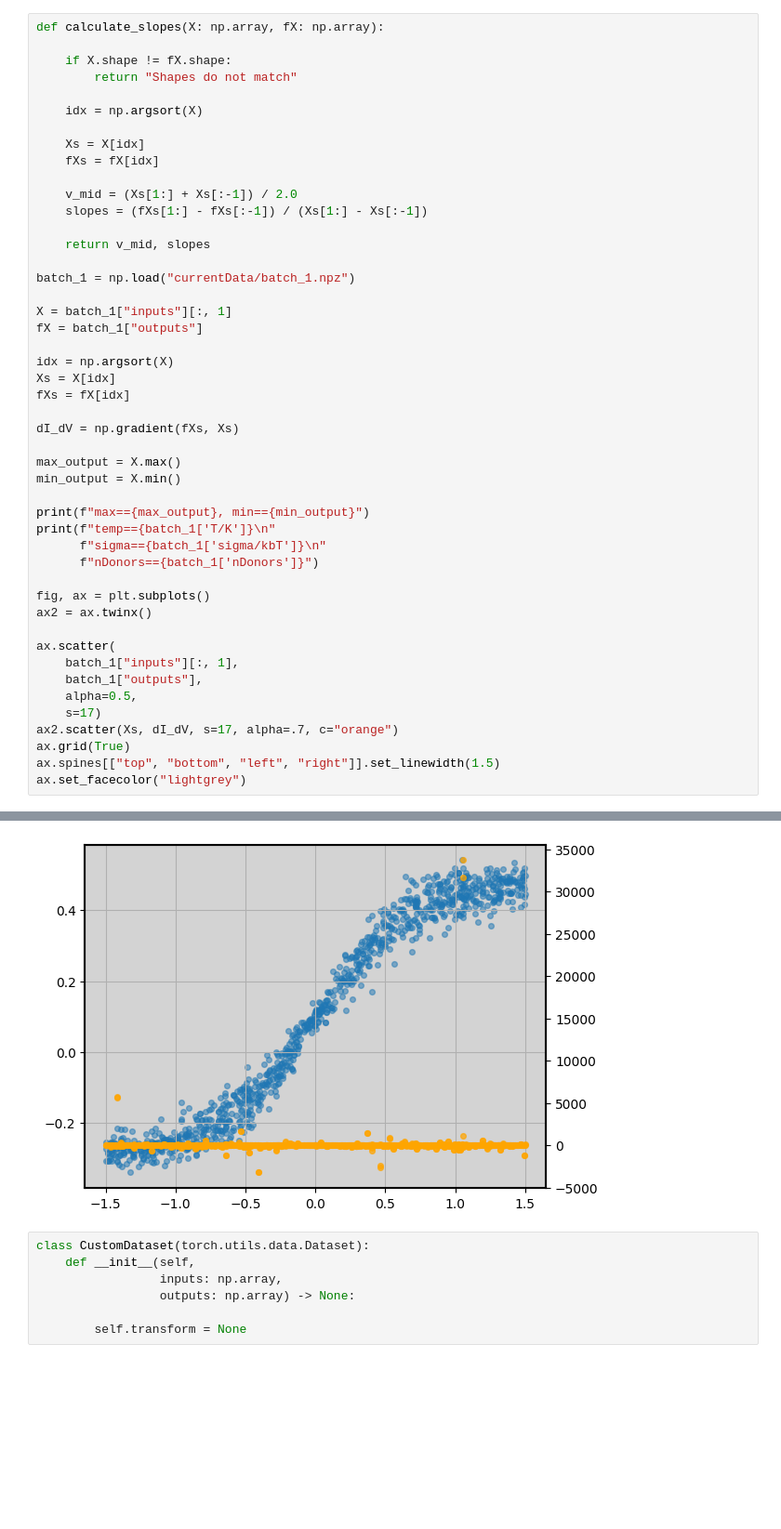
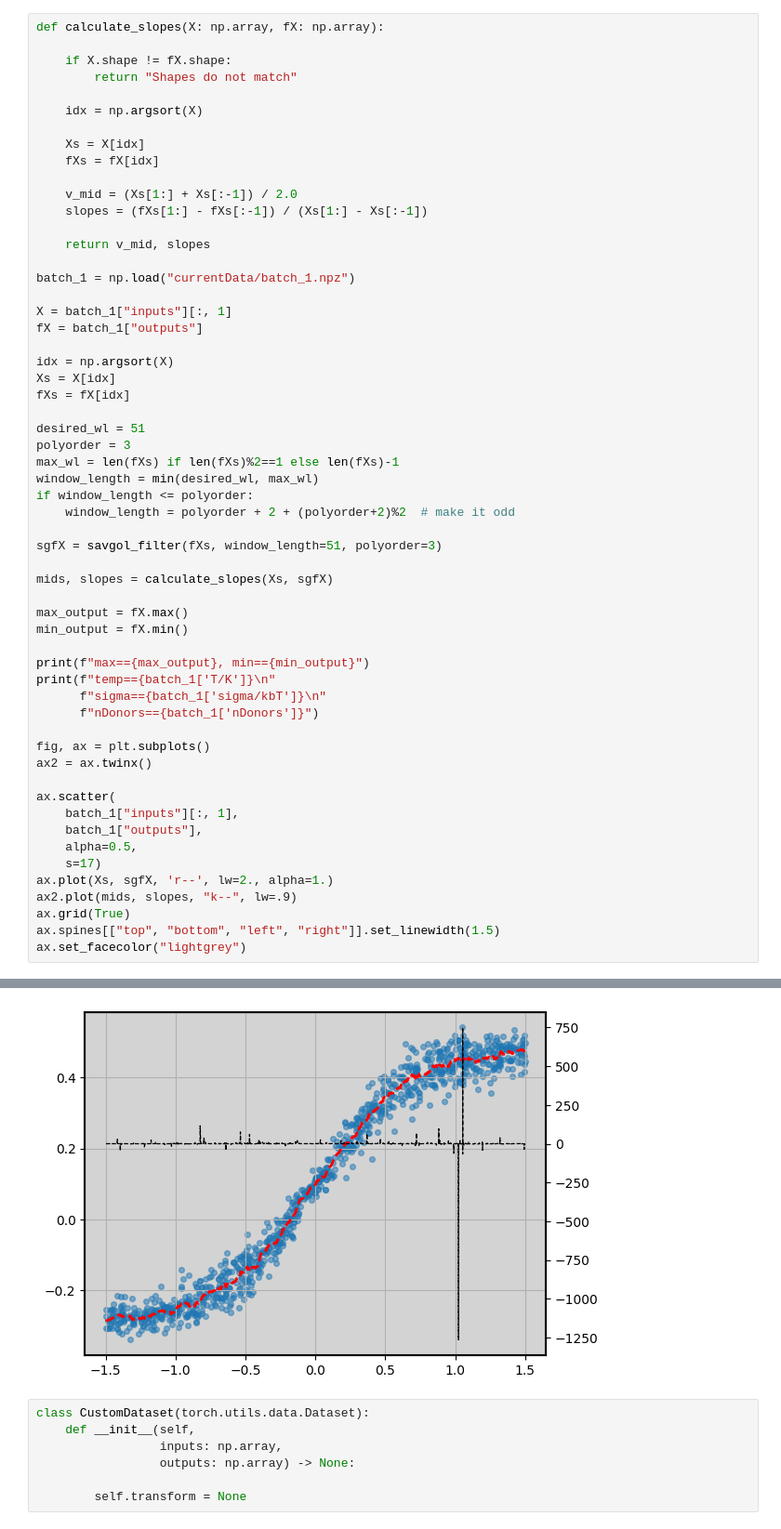
Before and after one commit to jwass1997/KMC_V1.1, a Jupyter notebook: test.ipynb, the cells around one changed output, grey strips where cells are left out. Shown at 93% size. Cells and saved outputs as stored; diff of their text form; blank space fills up the shorter version.

```diff
--- a/test.ipynb
+++ b/test.ipynb
@@ -32,10 +33,19 @@ idx = np.argsort(X)
 Xs = X[idx]
 fXs = fX[idx]
 
-dI_dV = np.gradient(fXs, Xs)
+desired_wl = 51
+polyorder = 3
+max_wl = len(fXs) if len(fXs)%2==1 else len(fXs)-1
+window_length = min(desired_wl, max_wl)
+if window_length <= polyorder:
+    window_length = polyorder + 2 + (polyorder+2)%2  # make it odd
 
-max_output = X.max()
-min_output = X.min()
+sgfX = savgol_filter(fXs, window_length=51, polyorder=3)
+
+mids, slopes = calculate_slopes(Xs, sgfX)
+
+max_output = fX.max()
+min_output = fX.min()
 
 print(f"max=={max_output}, min=={min_output}")
 print(f"temp=={batch_1['T/K']}\n"
@@ -50,7 +60,8 @@ ax.scatter(
     batch_1["outputs"],
     alpha=0.5,
     s=17)
-ax2.scatter(Xs, dI_dV, s=17, alpha=.7, c="orange")
+ax.plot(Xs, sgfX, 'r--', lw=2., alpha=1.)
+ax2.plot(mids, slopes, "k--", lw=.9)
 ax.grid(True)
 ax.spines[["top", "bottom", "left", "right"]].set_linewidth(1.5)
 ax.set_facecolor("lightgrey")
@@ -59,7 +70,7 @@ max==1.4995899501269645, min==-1.499138743147699
 temp==[77.]
 sigma==[7.53540159]
 nDonors==[3]
-[figure, old version]
+[figure, new version]
 # %%
 class CustomDataset(torch.utils.data.Dataset):
     def __init__(self,
```
Also changed, not shown: parts of 2 cells of this notebook, 23 other files.
